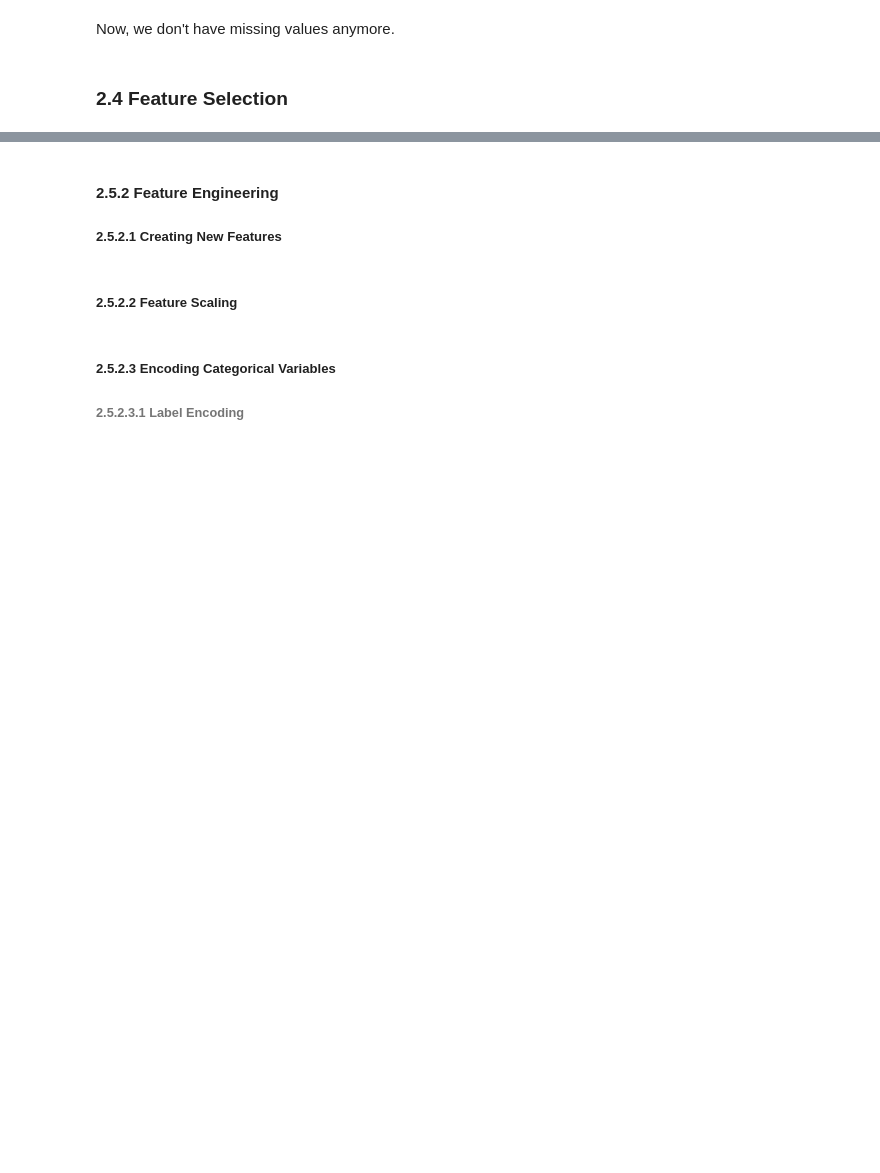
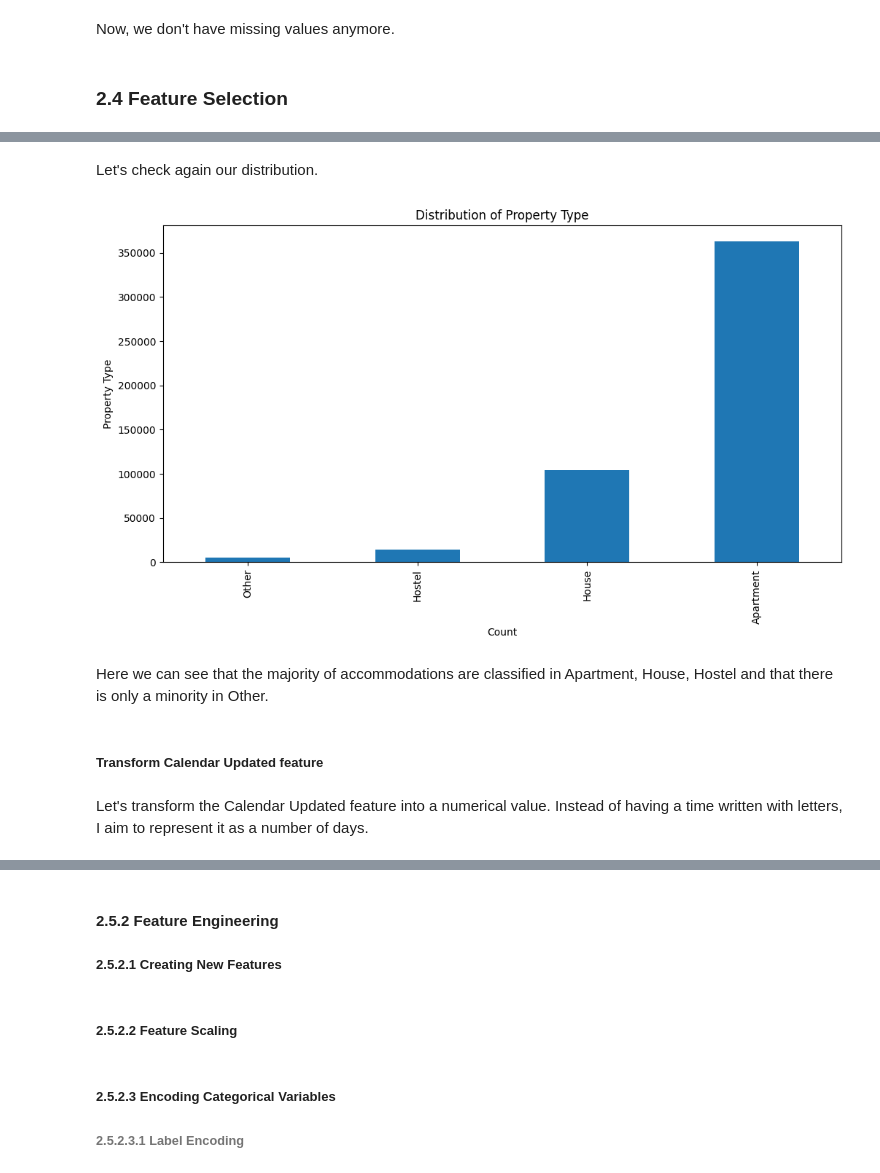
Before and after one commit to Antoine-ValentinCharpentier/AirbnbPricePrediction2, a Jupyter notebook: notebook.ipynb, the cells around one changed output, grey strips where cells are left out. Drawn from its saved outputs; the diff is of its cells as text; code cells hidden in the pictures; blank space fills up the shorter version.

Commit message:
:sparkles: perform some transformations in our data

```diff
--- a/notebook.ipynb
+++ b/notebook.ipynb
@@ -734,0 +831,30 @@ Now, we don't have missing values anymore.
+# %%
+for house_name_value in ['Casa particular', 'Earth House', 'Castle', 'Treehouse', 'Vacation home', 'Chalet', 'Bungalow', 'Villa', 'Townhouse', 'Guesthouse']:
+    dataset['Property Type']= dataset['Property Type'].replace(house_name_value, 'House')
+# %%
+for apartment_name_value in ['Loft', 'Condominium', 'Serviced apartment', 'Entire Floor']:
+    dataset['Property Type']= dataset['Property Type'].replace(apartment_name_value, 'Apartment')
+# %%
+for hostel_name_value in ['Ryokan (Japan)', 'Pension (Korea)', 'Guest suite', 'Cabin', 'Heritage hotel (India)', 'Dorm', 'Bed & Breakfast']:
+    dataset['Property Type']= dataset['Property Type'].replace(hostel_name_value, 'Hostel')
+# %%
+for others_name_value in [col_name for col_name in dataset['Property Type'].unique() if col_name not in ['Hostel', 'House', 'Apartment']]:
+    dataset['Property Type']= dataset['Property Type'].replace(others_name_value, 'Other')
+# %% [markdown]
+Let's check again our distribution.
+# %%
+column = "Property Type"
+plt.figure(figsize=(12, 6))
+dataset[column].value_counts(dropna=False).sort_values().plot(kind='bar')
+plt.title(f'Distribution of {column}')
+plt.xlabel('Count')
+plt.ylabel(column)
+plt.show()
+# %% [output]
+[figure, added]
+# %% [markdown]
+Here we can see that the majority of accommodations are classified in Apartment, House, Hostel and that there is only a minority in Other.
+# %% [markdown]
+##### Transform Calendar Updated feature
+# %% [markdown]
+Let's transform the Calendar Updated feature into a numerical value. Instead of having a time written with letters, I aim to represent it as a number of days.
```
Also changed, not shown: parts of 34 cells of this notebook.
